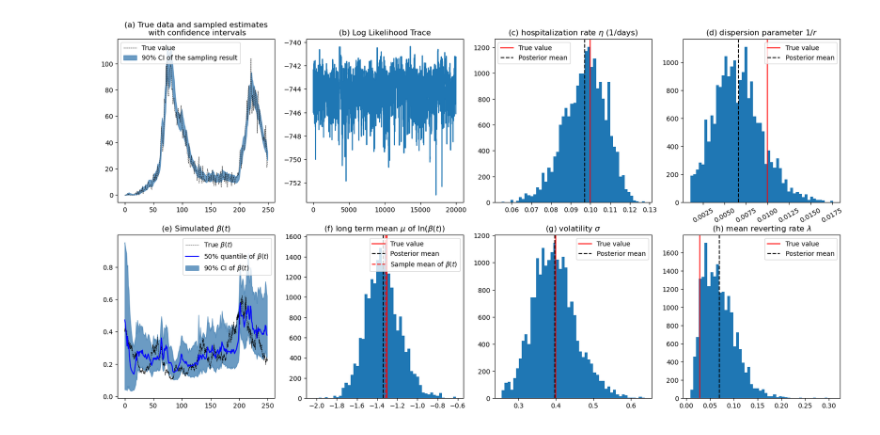
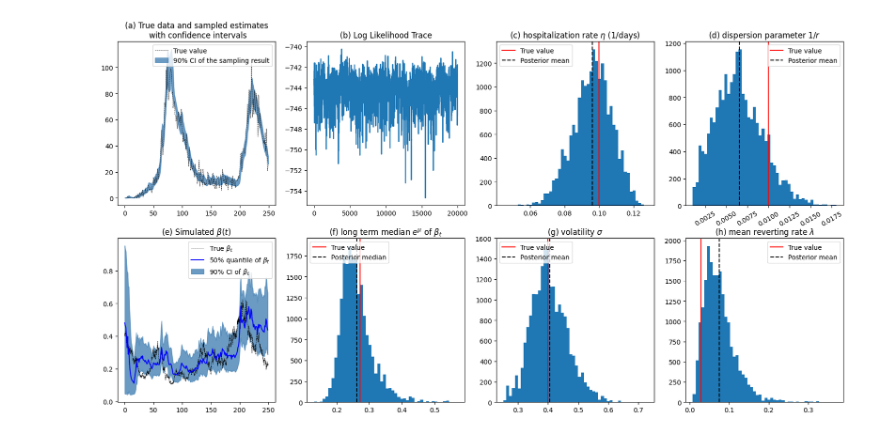
Before and after one commit to NAU-CCL/PMCMC, a Jupyter notebook: Experiment_1/plot_good_example.ipynb, the cells around one changed output. Drawn from its saved outputs; the diff is of its cells as text; code cells hidden in the pictures.

Commit message:
Figure generating notebooks.

```diff
--- a/Experiment_1/plot_good_example.ipynb
+++ b/Experiment_1/plot_good_example.ipynb
@@ -19,11 +19,11 @@ sig=0.4
 model_params = {'gamma':1/1000,'L':0.,'D':1/7,'hosp':1/10,'R':1/100,'sig_state':0.005,'lam':1/35,'mean_ou':-1.3,'sig':0.4}
 
 param_names = ['hosp','R','mean_ou','sig','lam']
-param_symbol = ['(c) hospitalization rate $\\eta$ (1/days)','(d) dispersion parameter $1/r$','(f) long term mean $\\mu$ of $\ln(\\beta(t))$','(g) volatility $\\sigma$','(h) mean reverting rate $\\lambda$']
+param_symbol = ['(c) hospitalization rate $\\eta$ (1/days)','(d) dispersion parameter $1/r$','(f) long term median $e^\\mu$ of $\\beta_t$','(g) volatility $\\sigma$','(h) mean reverting rate $\\lambda$']
 
 run=1
 burn_in = 80_000
-output = np.load(f'Results/PMCMC_Output_{run}.npz')
+output = np.load(f'Results/PMCMC_Output_exp1_{run}.npz')
 
 #the function extract_intervel(time_series, threshold) retuens the first and last index of the time_series that is greater than the threshold k
 extract_intervel = lambda time_series, threshold: (np.argmax(time_series>threshold), len(time_series)-np.argmax(time_series[::-1]>threshold)-1)
@@ -52,7 +52,7 @@ axs[0, 0].fill_between(t_vec[::int(1/dt)],
                        np.percentile(output['MLE_Observation_dist'][:, 0, :].T, 5, axis=1),
                        np.percentile(output['MLE_Observation_dist'][:, 0, :].T, 95, axis=1),
                        alpha=0.8, color='steelblue', label='90% CI of the sampling result')
-axs[0, 0].legend()
+axs[0, 0].legend(loc = 'upper right')
 
 # Plotting log-likelihood trace in axs[0, 1]
 axs[0, 1].set_title('(b) Log Likelihood Trace')
@@ -63,57 +63,57 @@ axs[0, 2].hist(output['accepted_params'][0, burn_in:], bins=50)
 axs[0, 2].set_title(f"{param_symbol[0]}")
 axs[0, 2].axvline(x=model_params[param_names[0]], color='red', label='True value')
 axs[0, 2].axvline(x=np.mean(output['accepted_params'][0, burn_in:]), color='black', linestyle='--', label='Posterior mean')
-axs[0, 2].legend()
+axs[0, 2].legend(loc = 'upper left')
 
 axs[0, 3].hist(output['accepted_params'][1, burn_in:], bins=50)
 axs[0, 3].set_title(f"{param_symbol[1]}")
 axs[0, 3].axvline(x=model_params[param_names[1]], color='red', label='True value')
 axs[0, 3].axvline(x=np.mean(output['accepted_params'][1, burn_in:]), color='black', linestyle='--', label='Posterior mean')
-axs[0, 3].legend()
+axs[0, 3].legend(loc = 'upper right')
 
 # Rotate xticks for axs[0, 3]
 plt.setp(axs[0, 3].xaxis.get_majorticklabels(), rotation=30)
 
 # Plotting simulated beta(t) in axs[1, 0]
 axs[1, 0].set_title('(e) Simulated $\\beta(t)$')
-axs[1, 0].plot(t_vec, output['betas'], '--', color='black', lw=0.5, label='True $\\beta(t)$')
+axs[1, 0].plot(t_vec, output['betas'], '--', color='black', lw=0.5, label='True $\\beta_t$')
 axs[1, 0].plot(t_vec[::int(1/dt)], np.percentile(output['MLE_particle_dist'][:, 4, :].T, 50, axis=1),
-               color='blue', label='50% quantile of $\\beta(t)$')
+               color='blue', label='50% quantile of $\\beta_t$')
 axs[1, 0].fill_between(t_vec[::int(1/dt)],
                        np.percentile(output['MLE_particle_dist'][:, 4, :].T, 5, axis=1),
                        np.percentile(output['MLE_particle_dist'][:, 4, :].T, 95, axis=1),
-                       alpha=0.8, color='steelblue', label='90% CI of $\\beta(t)$')
+                       alpha=0.8, color='steelblue', label='90% CI of $\\beta_t$')
 #axs[1,0].plot(range(T), np.ones(T) * np.exp(mean_beta), '--', color='red', label='Sample mean of $\\beta(t)$')
-axs[1, 0].legend()
+axs[1, 0].legend(loc = 'upper right')
 
 # Plotting histogram and vertical lines for beta parameter estimates in axs[1, 1]
-axs[1, 1].hist(output['accepted_params'][2, burn_in:], bins=50)
-axs[1, 1].axvline(x=model_params[param_names[2]], color='red', label='True value')
-axs[1, 1].axvline(x=np.mean(output['accepted_params'][2, burn_in:]), color='black', linestyle='--', label='Posterior mean')
-axs[1, 1].axvline(x=mean_beta, color='red', linestyle='--',label='Sample mean of $\\beta(t)$')
+axs[1, 1].hist(np.exp(output['accepted_params'][2, burn_in:]), bins=50)
+axs[1, 1].axvline(x=np.exp(model_params[param_names[2]]), color='red', label='True value')
+axs[1, 1].axvline(x=np.mean(np.exp(output['accepted_params'][2, burn_in:])), color='black', linestyle='--', label='Posterior median')
+#axs[1, 1].axvline(x=mean_beta, color='red', linestyle='--',label='Sample mean of $\\beta(t)$')
 axs[1, 1].set_title(f"{param_symbol[2]}")
-axs[1, 1].legend()
+axs[1, 1].legend(loc = 'upper left')
 
 
 # Plotting in the second row, columns 2 and 3
 axs[1, 2].hist(output['accepted_params'][3, burn_in:], bins=50)
 axs[1, 2].set_title(f"{param_symbol[3]}")
 axs[1, 2].axvline(x=model_params[param_names[3]], color='red', label='True value')
 axs[1, 2].axvline(x=np.mean(output['accepted_params'][3, burn_in:]), color='black', linestyle='--', label='Posterior mean')
 #axs[1, 2].axvline(x=std_beta, color='orange', linestyle='--',label='sample std of $\\beta(t)$')
-axs[1, 2].legend()
+axs[1, 2].legend(loc = 'upper left')
 
 axs[1, 3].hist(output['accepted_params'][4, burn_in:], bins=50)
 axs[1, 3].set_title(f"{param_symbol[4]}")
 axs[1, 3].axvline(x=model_params[param_names[4]], color='red', label='True value')
 axs[1, 3].axvline(x=np.mean(output['accepted_params'][4, burn_in:]), color='black', linestyle='--', label='Posterior mean')
-axs[1, 3].legend()
+axs[1, 3].legend(loc = 'upper right')
 
 
 
 # Saving the figure
 fig.savefig('figures/fig_full_experiment_good.png', dpi=300)
 plt.show()
 plt.close(fig)
 # %% [output]
-[figure, old version]
+[figure, new version]
```
Also changed, not shown: 3 other files.
